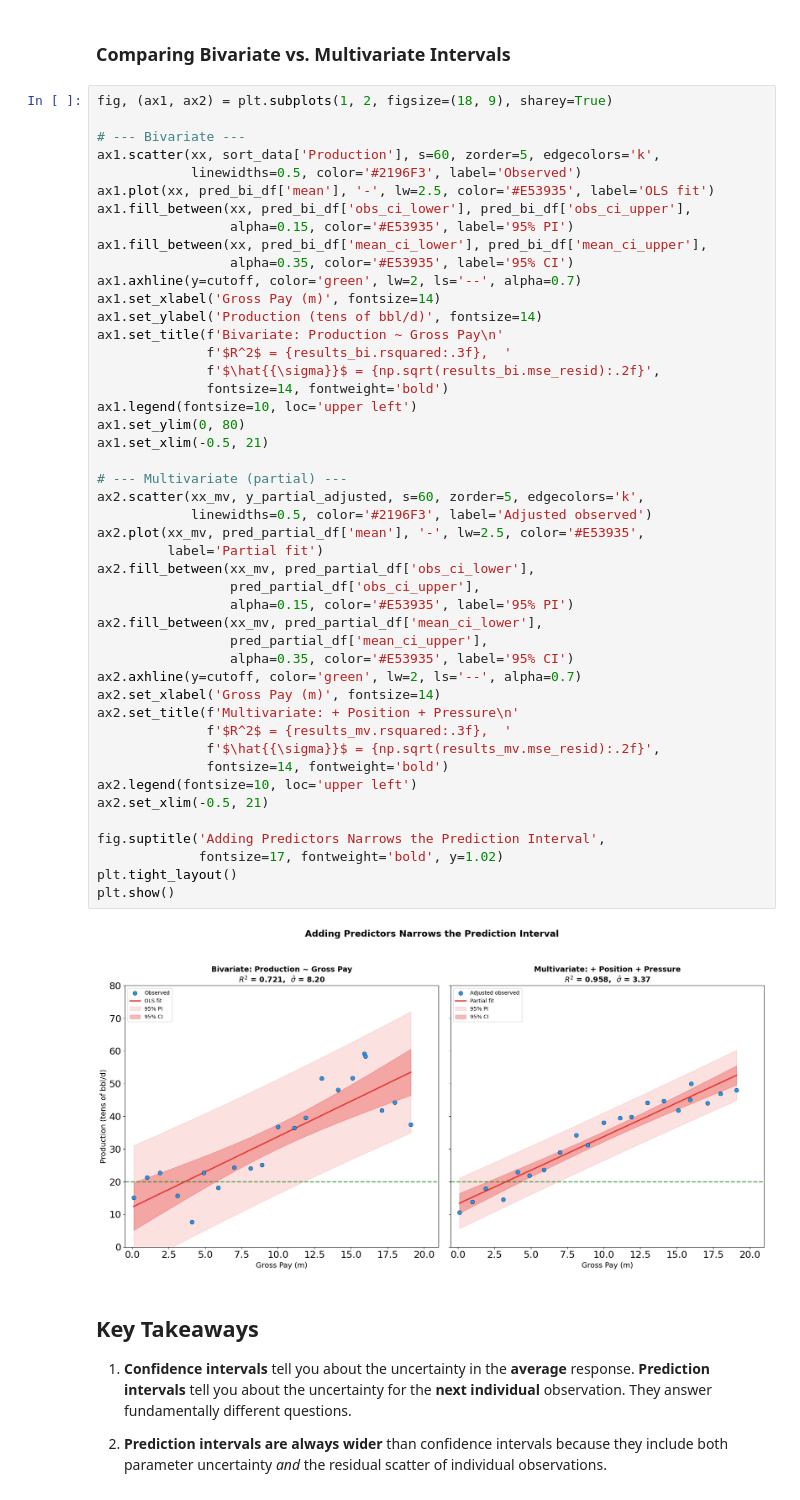
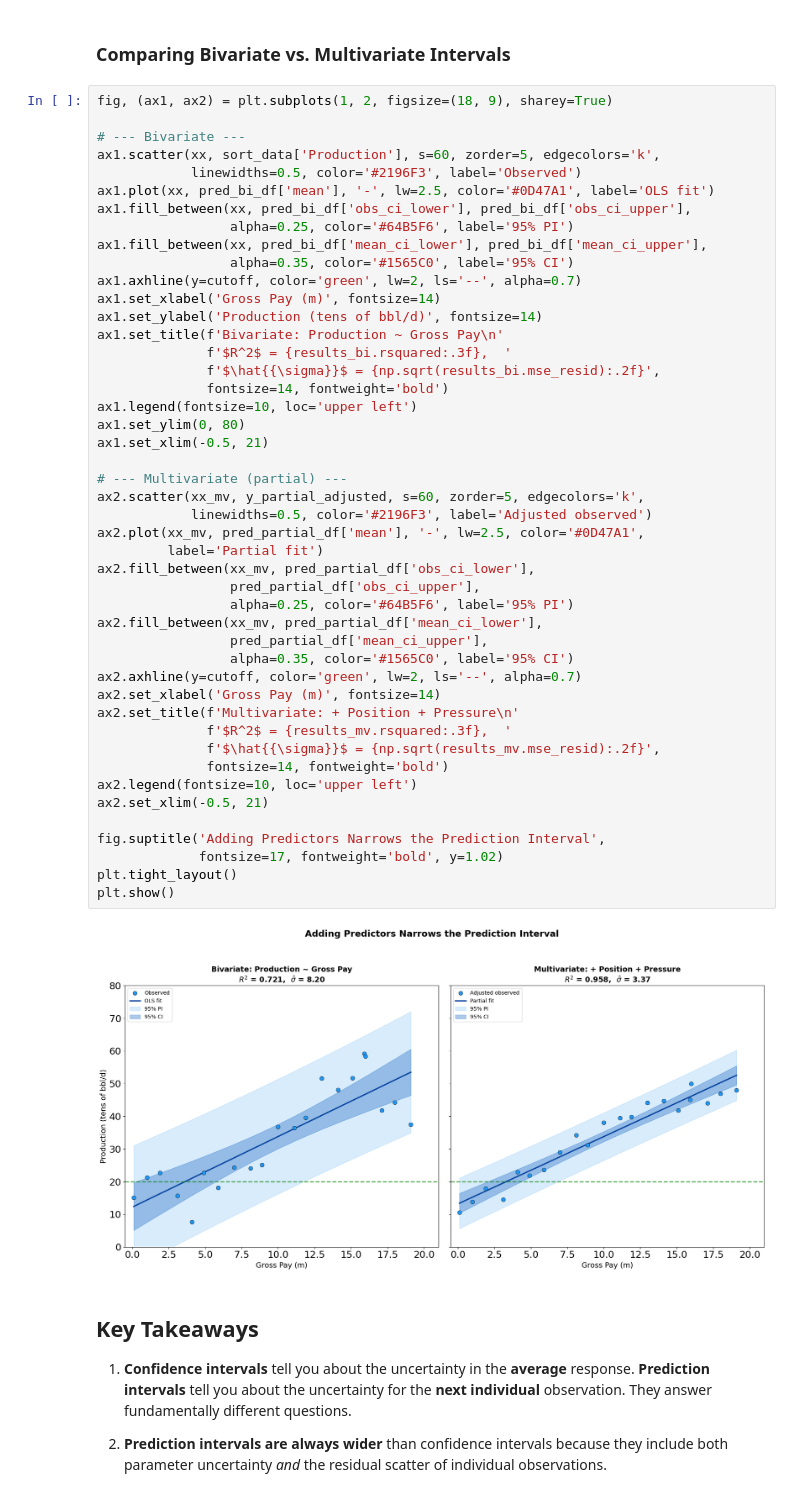
Before and after one commit to mycarta/Data-science-tools-petroleum-exploration-and-production, a Jupyter notebook: Python/notebooks/Python_OLS_confidence_interval_and_prediction_interval.ipynb, the cells around one changed output. Cells and saved outputs as stored; diff of their text form.

```diff
--- a/Python/notebooks/Python_OLS_confidence_interval_and_prediction_interval.ipynb
+++ b/Python/notebooks/Python_OLS_confidence_interval_and_prediction_interval.ipynb
@@ -422,48 +422,48 @@ fig, (ax1, ax2) = plt.subplots(1, 2, figsize=(18, 9), sharey=True)
 # --- Bivariate ---
 ax1.scatter(xx, sort_data['Production'], s=60, zorder=5, edgecolors='k',
             linewidths=0.5, color='#2196F3', label='Observed')
-ax1.plot(xx, pred_bi_df['mean'], '-', lw=2.5, color='#E53935', label='OLS fit')
+ax1.plot(xx, pred_bi_df['mean'], '-', lw=2.5, color='#0D47A1', label='OLS fit')
 ax1.fill_between(xx, pred_bi_df['obs_ci_lower'], pred_bi_df['obs_ci_upper'],
-                 alpha=0.15, color='#E53935', label='95% PI')
+                 alpha=0.25, color='#64B5F6', label='95% PI')
 ax1.fill_between(xx, pred_bi_df['mean_ci_lower'], pred_bi_df['mean_ci_upper'],
-                 alpha=0.35, color='#E53935', label='95% CI')
+                 alpha=0.35, color='#1565C0', label='95% CI')
 ax1.axhline(y=cutoff, color='green', lw=2, ls='--', alpha=0.7)
 ax1.set_xlabel('Gross Pay (m)', fontsize=14)
 ax1.set_ylabel('Production (tens of bbl/d)', fontsize=14)
 ax1.set_title(f'Bivariate: Production ~ Gross Pay\n'
               f'$R^2$ = {results_bi.rsquared:.3f},  '
               f'$\hat{{\sigma}}$ = {np.sqrt(results_bi.mse_resid):.2f}',
               fontsize=14, fontweight='bold')
 ax1.legend(fontsize=10, loc='upper left')
 ax1.set_ylim(0, 80)
 ax1.set_xlim(-0.5, 21)
 
 # --- Multivariate (partial) ---
 ax2.scatter(xx_mv, y_partial_adjusted, s=60, zorder=5, edgecolors='k',
             linewidths=0.5, color='#2196F3', label='Adjusted observed')
-ax2.plot(xx_mv, pred_partial_df['mean'], '-', lw=2.5, color='#E53935',
+ax2.plot(xx_mv, pred_partial_df['mean'], '-', lw=2.5, color='#0D47A1',
          label='Partial fit')
 ax2.fill_between(xx_mv, pred_partial_df['obs_ci_lower'],
                  pred_partial_df['obs_ci_upper'],
-                 alpha=0.15, color='#E53935', label='95% PI')
+                 alpha=0.25, color='#64B5F6', label='95% PI')
 ax2.fill_between(xx_mv, pred_partial_df['mean_ci_lower'],
                  pred_partial_df['mean_ci_upper'],
-                 alpha=0.35, color='#E53935', label='95% CI')
+                 alpha=0.35, color='#1565C0', label='95% CI')
 ax2.axhline(y=cutoff, color='green', lw=2, ls='--', alpha=0.7)
 ax2.set_xlabel('Gross Pay (m)', fontsize=14)
 ax2.set_title(f'Multivariate: + Position + Pressure\n'
               f'$R^2$ = {results_mv.rsquared:.3f},  '
               f'$\hat{{\sigma}}$ = {np.sqrt(results_mv.mse_resid):.2f}',
               fontsize=14, fontweight='bold')
 ax2.legend(fontsize=10, loc='upper left')
 ax2.set_xlim(-0.5, 21)
 
 fig.suptitle('Adding Predictors Narrows the Prediction Interval',
              fontsize=17, fontweight='bold', y=1.02)
 plt.tight_layout()
 plt.show()
 # %% [output]
-[figure, old version]
+[figure, new version]
 # %% [markdown]
 ## Key Takeaways
 
```
Also changed, not shown: parts of 7 cells of this notebook.
